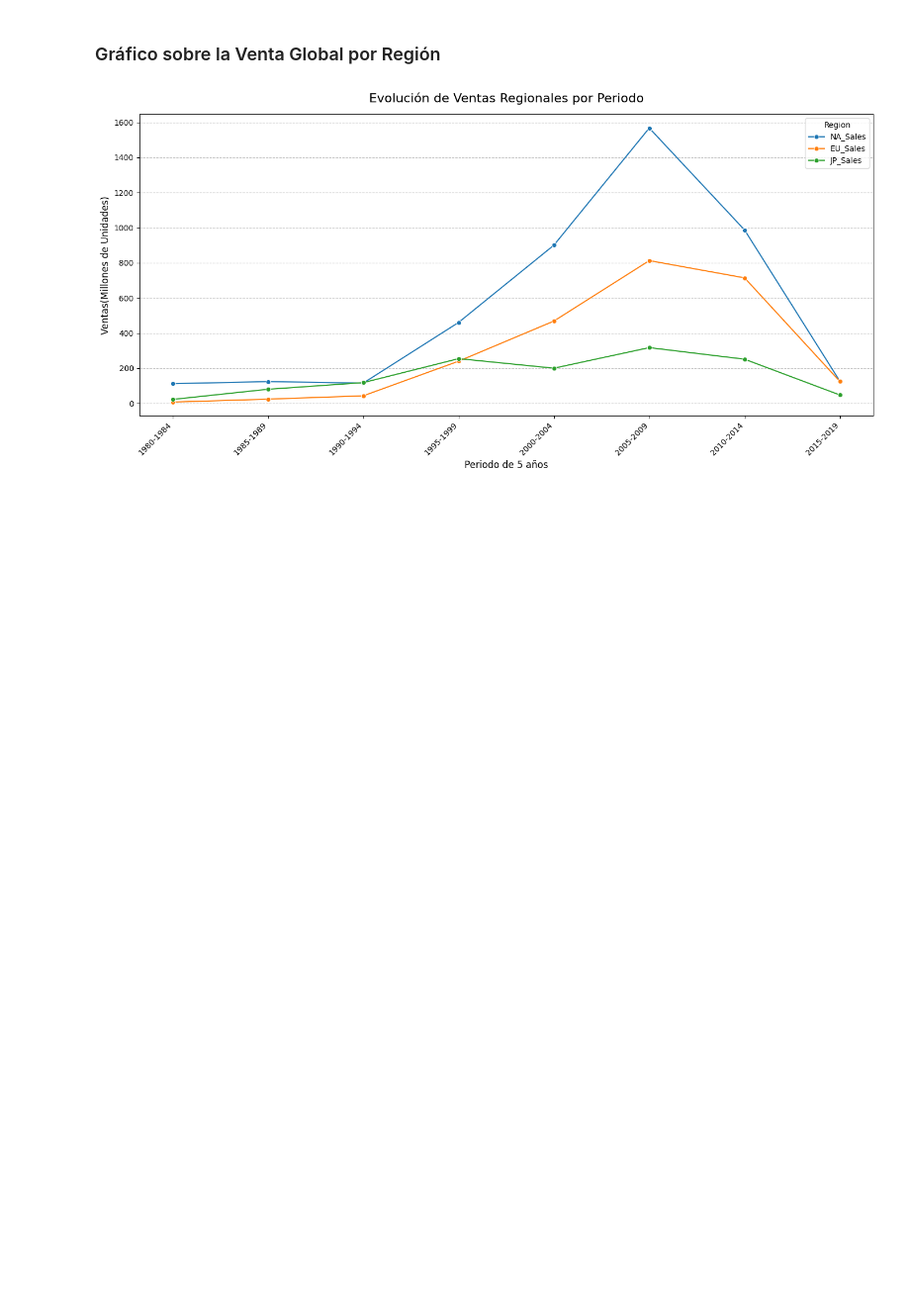
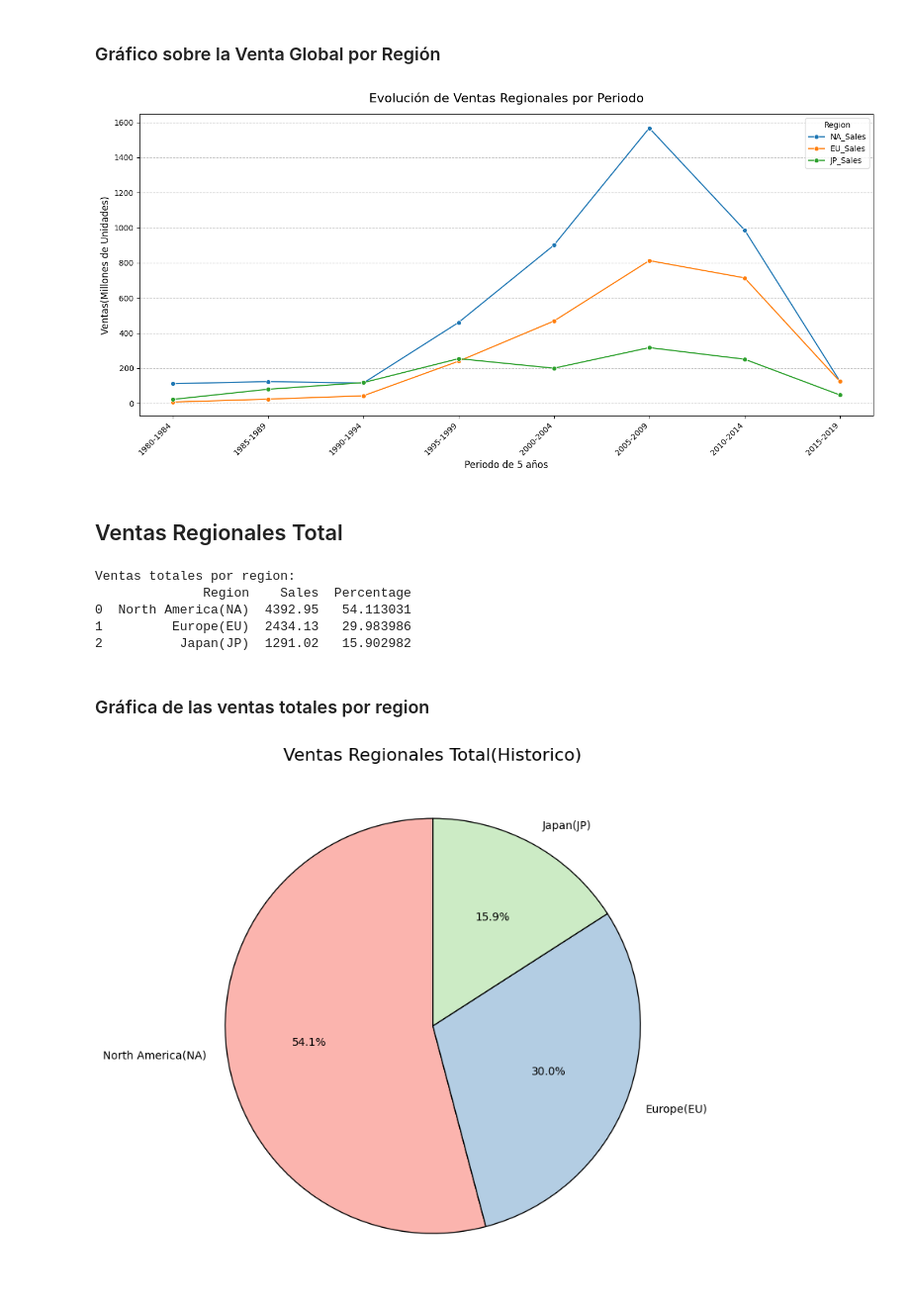
Before and after one commit to donosonahuel/tendencias-historica-videojuegos, a Jupyter notebook: Análisis_de_Tendencias_y_Ventas_Históricas(Videojuegos).ipynb, the cells around one changed output. Shown: that part at 99% size. Saved outputs shown, nothing was run; the diff lists cells and outputs as text; code cells hidden in the pictures; blank space fills up the shorter version.

```diff
--- a/Análisis_de_Tendencias_y_Ventas_Históricas(Videojuegos).ipynb
+++ b/Análisis_de_Tendencias_y_Ventas_Históricas(Videojuegos).ipynb
@@ -485,3 +485,50 @@ plt.tight_layout()
 plt.show()
 # %% [output]
 [figure]
+# %% [markdown]
+## Ventas Regionales Total
+# %%
+# Creando la suma de cada región
+total_na = df_video_games_sales['NA_Sales'].sum()
+total_eu = df_video_games_sales['EU_Sales'].sum()
+total_jp = df_video_games_sales['JP_Sales'].sum()
+total_sales_global = total_eu + total_jp + total_na
+
+# Haciendo el dataframe
+df_regional_sales_contribution = pd.DataFrame({
+    'Region': ['North America(NA)', 'Europe(EU)', 'Japan(JP)'],
+    'Sales': [total_na, total_eu, total_jp]
+})
+
+# Armando el porcentaje
+df_regional_sales_contribution['Percentage'] = (df_regional_sales_contribution['Sales'] / total_sales_global) * 100
+
+# Visualización del resultado
+print("Ventas totales por region: ")
+print(df_regional_sales_contribution)
+# %% [output]
+Ventas totales por region:
+              Region    Sales  Percentage
+0  North America(NA)  4392.95   54.113031
+1         Europe(EU)  2434.13   29.983986
+2          Japan(JP)  1291.02   15.902982
+# %% [markdown]
+### Gráfica de las ventas totales por region
+# %%
+# Creando la grafica
+plt.figure(figsize = (8, 8))
+
+plt.pie(
+    df_regional_sales_contribution['Percentage'],
+    labels = df_regional_sales_contribution['Region'],
+    autopct = '%1.1f%%',
+    startangle = 90,
+    colors = sns.color_palette('Pastel1'),
+    wedgeprops = {'edgecolor': 'black'}
+)
+
+plt.title("Ventas Regionales Total(Historico)", fontsize = 16)
+plt.tight_layout()
+plt.show()
+# %% [output]
+[figure, added]
```
Also changed, not shown: parts of 1 cell of this notebook.
